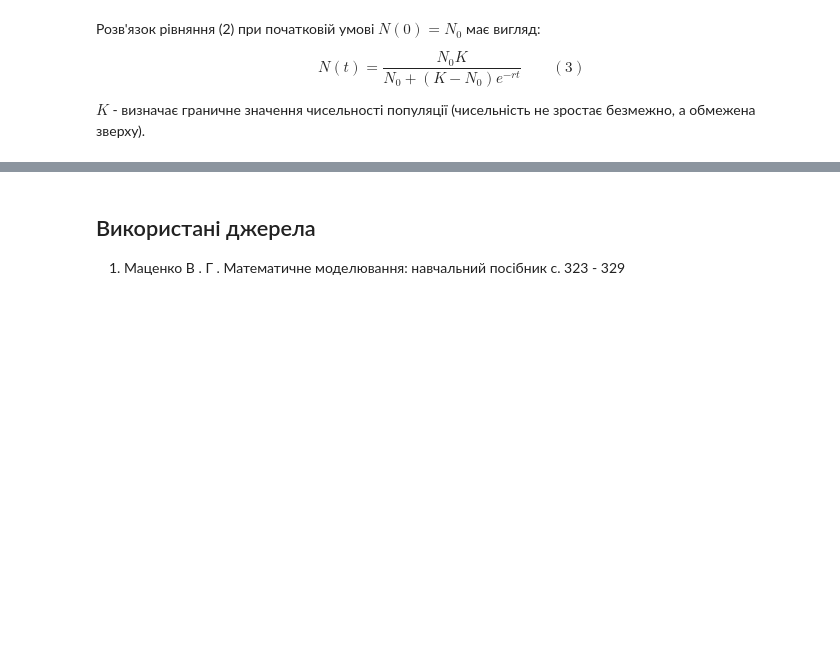
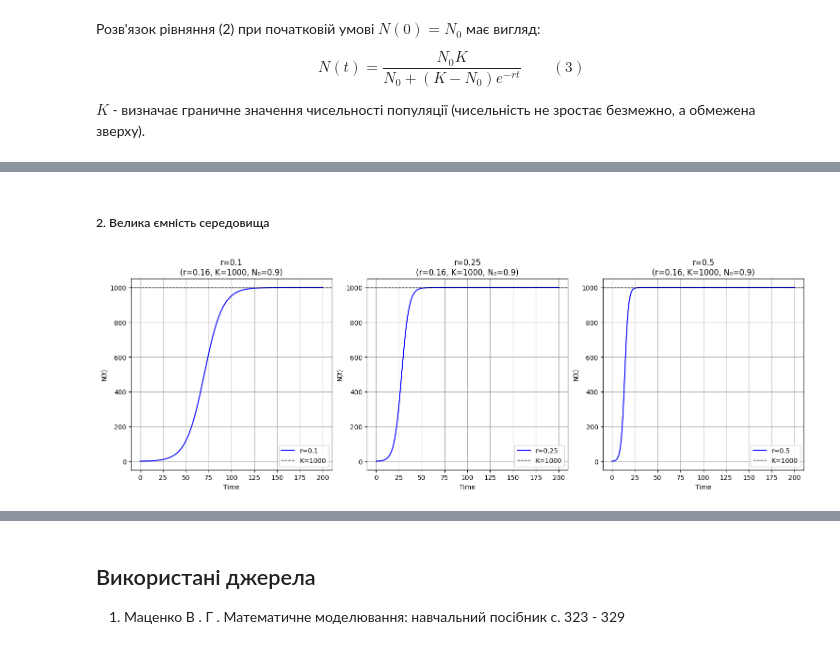
Before and after one commit to LazebnyA/matmod-coursework, a Jupyter notebook: coursework.ipynb, the cells around one changed output, grey strips where cells are left out. Drawn from its saved outputs; the diff is of its cells as text; code cells hidden in the pictures; blank space fills up the shorter version.

```diff
--- a/coursework.ipynb
+++ b/coursework.ipynb
@@ -473,0 +650,16 @@ $K$ - визначає граничне значення чисельності
+# %% [markdown]
+##### 2. Велика ємність середовища
+# %%
+# Example usage
+fixed_parameters = {
+    'r': 0.16,
+    'K': 1000,
+    'N0': 0.9
+}
+# %%
+compare_logistic_parameters(param_name='r',
+                            param_values=[0.1, 0.25, 0.5],
+                            fixed_params=fixed_parameters,
+                            max_time=200)
+# %% [output]
+[figure, added]
```
Also changed, not shown: parts of 23 cells of this notebook, 1 other file.
